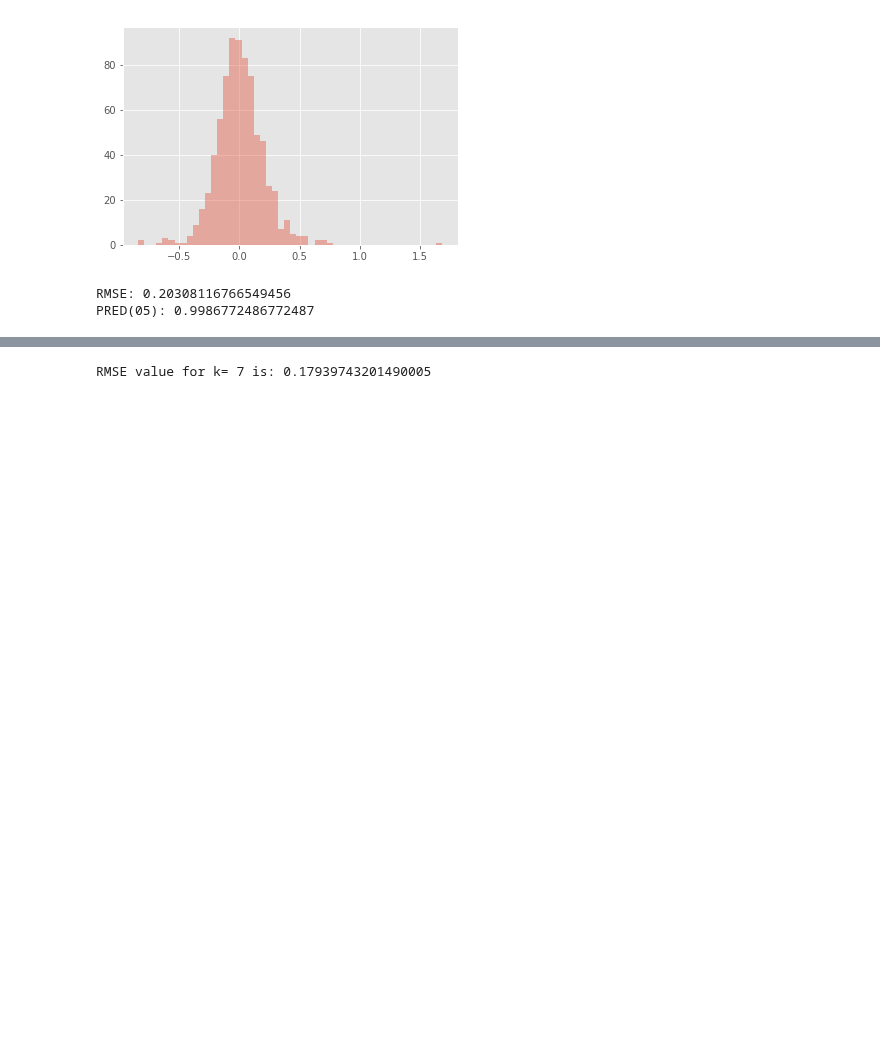
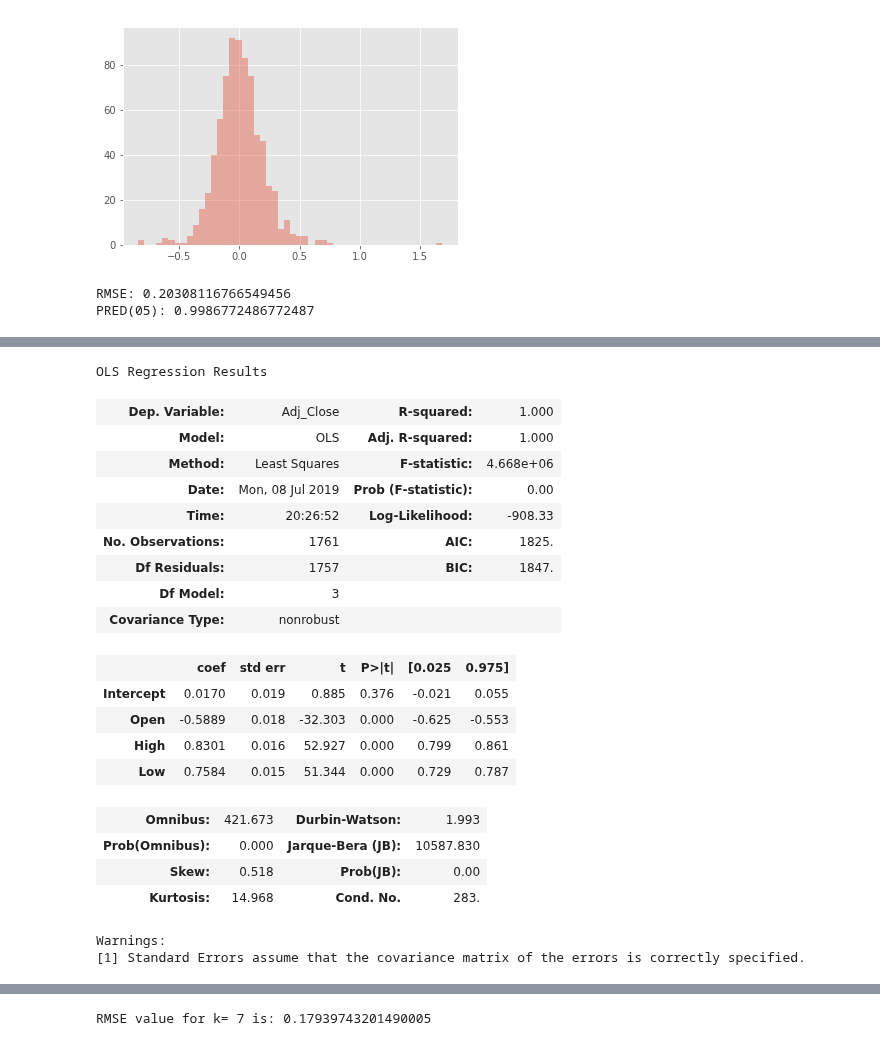
Before and after one commit to micattia/Capstone, a Jupyter notebook: 06_Exprimental_Test_and_Modeling.ipynb, the cells around one changed output, grey strips where cells are left out. Drawn from its saved outputs; the diff is of its cells as text; code cells hidden in the pictures; blank space fills up the shorter version.

```diff
--- a/06_Exprimental_Test_and_Modeling.ipynb
+++ b/06_Exprimental_Test_and_Modeling.ipynb
@@ -327,0 +438,41 @@ PRED(05): 0.9986772486772487
+# %%
+################################################################################
+# APPLE LINEAR TEST 2
+# TESTING DIFFRENT PREDECTION - KNN REGRESSION
+# REMOVE Sentiment analysis columns and see if it was doing better
+# SPLITING THE DATA INTO TRAINING SET AND TEST SET
+# THEN BUILDONG THE MODEL BASED ON THE TRAINING SET
+################################################################################
+#from patsy import dmatrices
+#from sklearn.model_selection import train_test_split
+#import statsmodels.discrete.discrete_model as sm
+#import statsmodels.api as sm1
+
+train_set, test_set = train_test_split(dfAPPL, train_size=0.7, random_state=1)
+
+y_train, X_train = dmatrices('Adj_Close ~ Open + High + Low', train_set, return_type = 'dataframe')
+linier = sm1.OLS(y_train , X_train)
+linreg = linier.fit()
+linreg.summary()
+# %% [output]
+OLS Regression Results
+| Dep. Variable: | Adj_Close | R-squared: | 1.000 |
+| Model: | OLS | Adj. R-squared: | 1.000 |
+| Method: | Least Squares | F-statistic: | 4.668e+06 |
+| Date: | Mon, 08 Jul 2019 | Prob (F-statistic): | 0.00 |
+| Time: | 20:26:52 | Log-Likelihood: | -908.33 |
+| No. Observations: | 1761 | AIC: | 1825. |
+| Df Residuals: | 1757 | BIC: | 1847. |
+| Df Model: | 3 |  |  |
+| Covariance Type: | nonrobust |  |  |
+|  | coef | std err | t | P>|t| | [0.025 | 0.975] |
+| Intercept | 0.0170 | 0.019 | 0.885 | 0.376 | -0.021 | 0.055 |
+| Open | -0.5889 | 0.018 | -32.303 | 0.000 | -0.625 | -0.553 |
+| High | 0.8301 | 0.016 | 52.927 | 0.000 | 0.799 | 0.861 |
+| Low | 0.7584 | 0.015 | 51.344 | 0.000 | 0.729 | 0.787 |
+| Omnibus: | 421.673 | Durbin-Watson: | 1.993 |
+| Prob(Omnibus): | 0.000 | Jarque-Bera (JB): | 10587.830 |
+| Skew: | 0.518 | Prob(JB): | 0.00 |
+| Kurtosis: | 14.968 | Cond. No. | 283. |
+Warnings:
+[1] Standard Errors assume that the covariance matrix of the errors is correctly specified.
```
Also changed, not shown: parts of 10 cells of this notebook.
